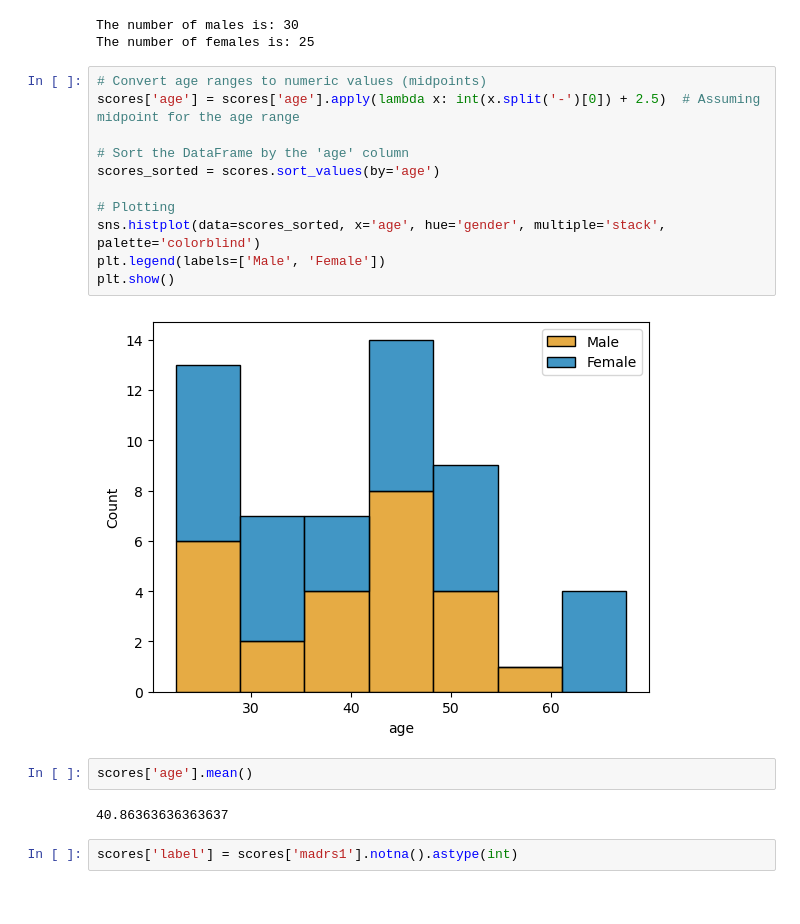
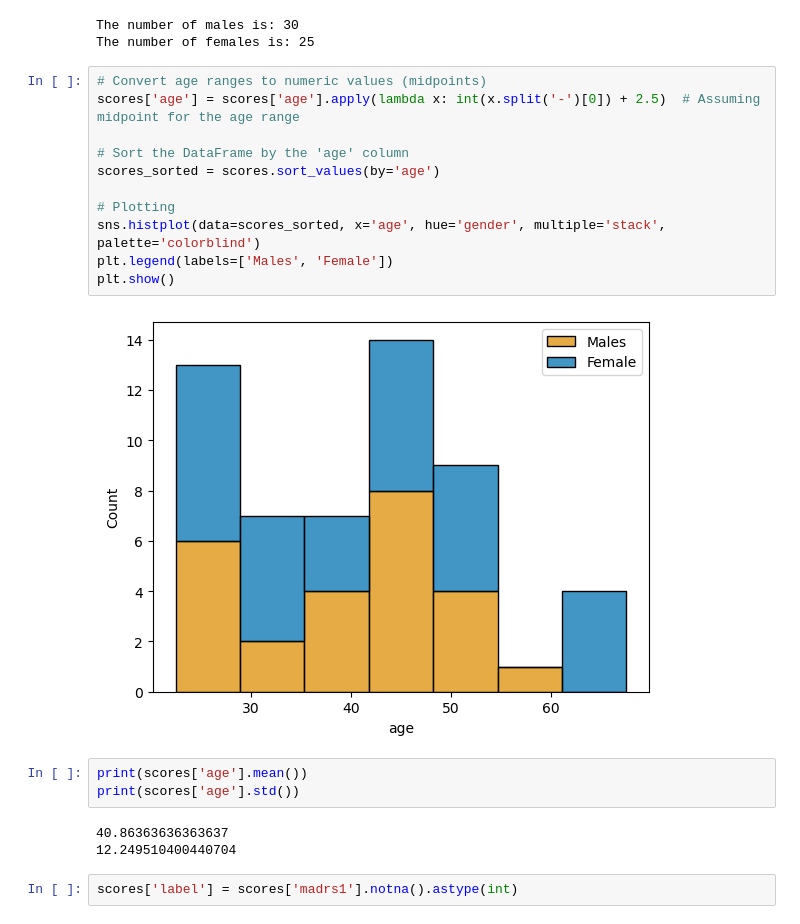
Before and after one commit to zoonalink/IGP-5, a Jupyter notebook: Tom/EDA - Basic Figures.ipynb, the cells around one changed output. Drawn from its saved outputs; the diff is of its cells as text.

```diff
--- a/Tom/EDA - Basic Figures.ipynb
+++ b/Tom/EDA - Basic Figures.ipynb
@@ -181,20 +182,22 @@ The number of females is: 25
 # %%
 # Convert age ranges to numeric values (midpoints)
 scores['age'] = scores['age'].apply(lambda x: int(x.split('-')[0]) + 2.5)  # Assuming midpoint for the age range
 
 # Sort the DataFrame by the 'age' column
 scores_sorted = scores.sort_values(by='age')
 
 # Plotting
 sns.histplot(data=scores_sorted, x='age', hue='gender', multiple='stack', palette='colorblind')
-plt.legend(labels=['Male', 'Female'])
+plt.legend(labels=['Males', 'Female'])
 plt.show()
 # %% [output]
-[figure, old version]
+[figure, new version]
 # %%
-scores['age'].mean()
+print(scores['age'].mean())
+print(scores['age'].std())
 # %% [output]
 40.86363636363637
+12.249510400440704
 # %%
 scores['label'] = scores['madrs1'].notna().astype(int)
 # %%
```
Also changed, not shown: parts of 24 cells of this notebook, 1 other file.
